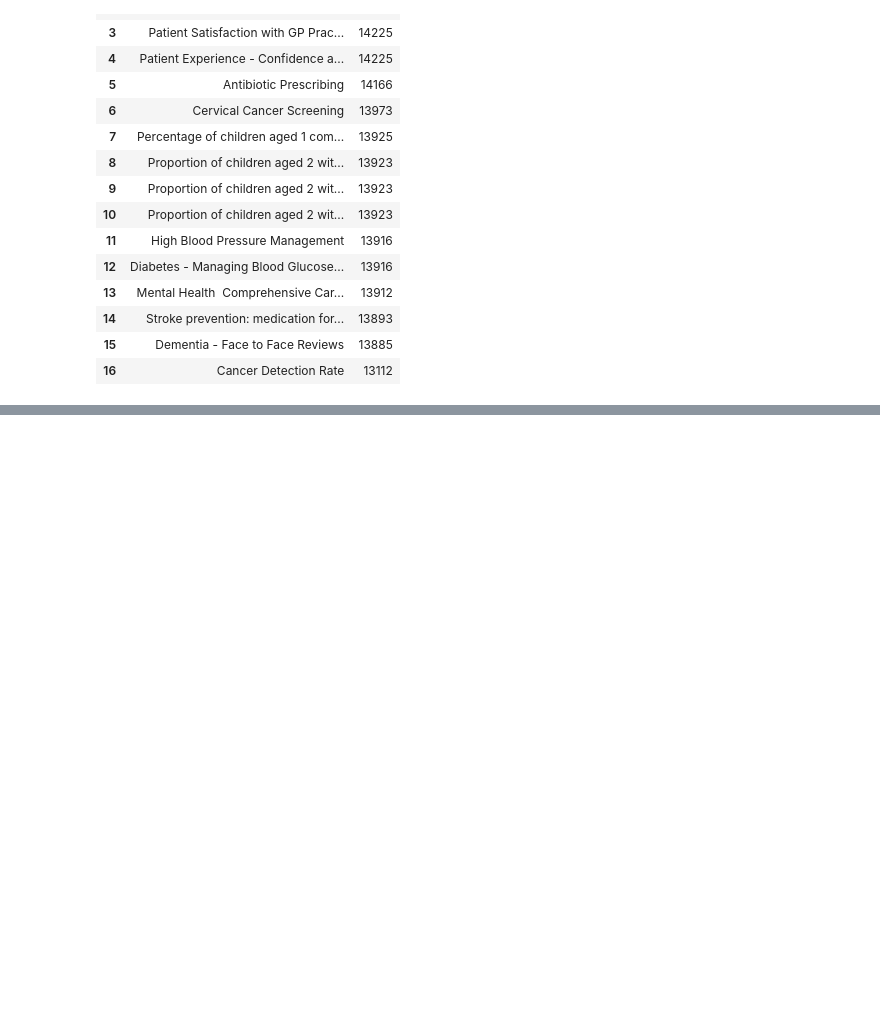
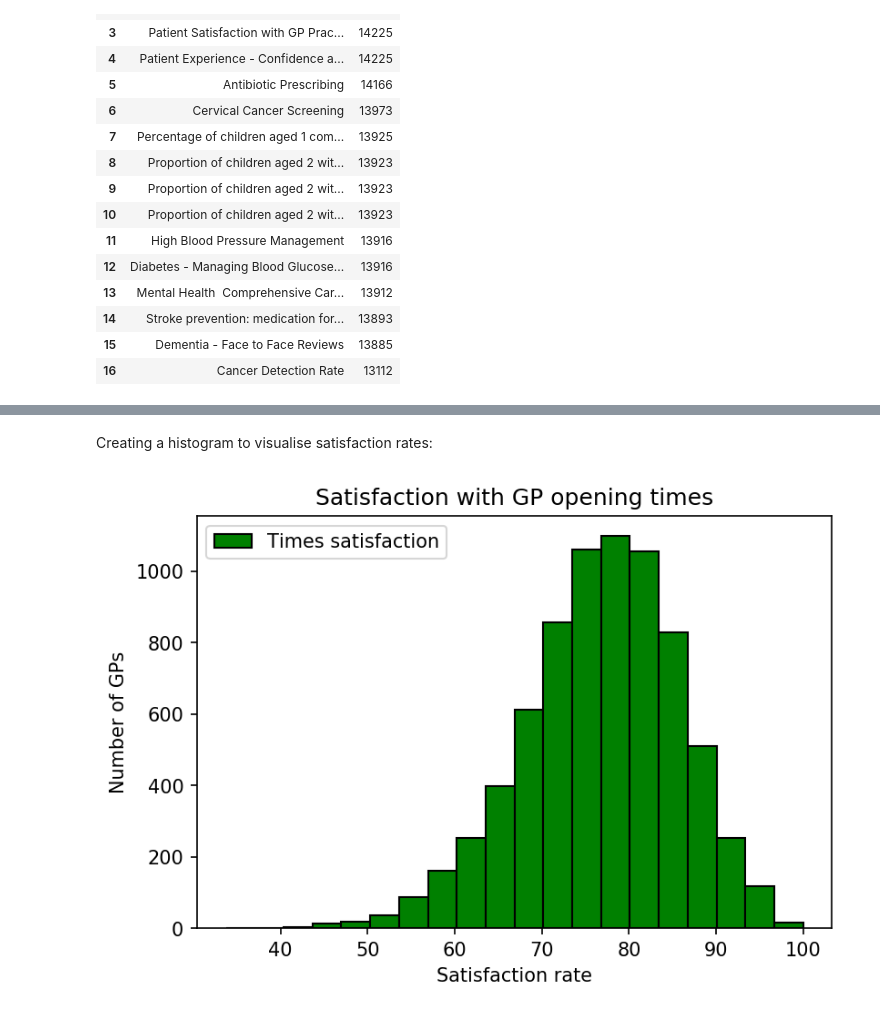
Before and after one commit to woody-g/techexer, a Jupyter notebook: Technical exercise.ipynb, the cells around one changed output, grey strips where cells are left out. Drawn from its saved outputs; the diff is of its cells as text; code cells hidden in the pictures; blank space fills up the shorter version.

```diff
--- a/Technical exercise.ipynb
+++ b/Technical exercise.ipynb
@@ -126,0 +256,2 @@ indicators[indicators['MetricName']=='Care Quality Commission Inspection Ratings
+# %%
+times_satisfaction = indicators[indicators['MetricName']=='Patient Satisfaction with GP Practice Opening Times']
@@ -126,0 +260,2 @@ indicators[indicators['MetricName']=='Care Quality Commission Inspection Ratings
+# %%
+times_satisfaction = times_satisfaction.drop_duplicates(subset = ['OrganisationCode','Text'])
@@ -126,0 +273,14 @@ indicators[indicators['MetricName']=='Care Quality Commission Inspection Ratings
+# %% [markdown]
+Creating a histogram to visualise satisfaction rates:
+# %%
+satisfaction_rate = times_satisfaction['TextPercentages']
+legend = ['Times satisfaction']
+plt.figure(dpi=(150))
+plt.hist([satisfaction_rate], color=['green'],ec='black',bins=20)
+plt.xlabel("Satisfaction rate")
+plt.ylabel("Number of GPs")
+plt.legend(legend)
+plt.title('Satisfaction with GP opening times')
+plt.show()
+# %% [output]
+[figure, added]
```
Also changed, not shown: parts of 57 cells of this notebook, 1 other file.
